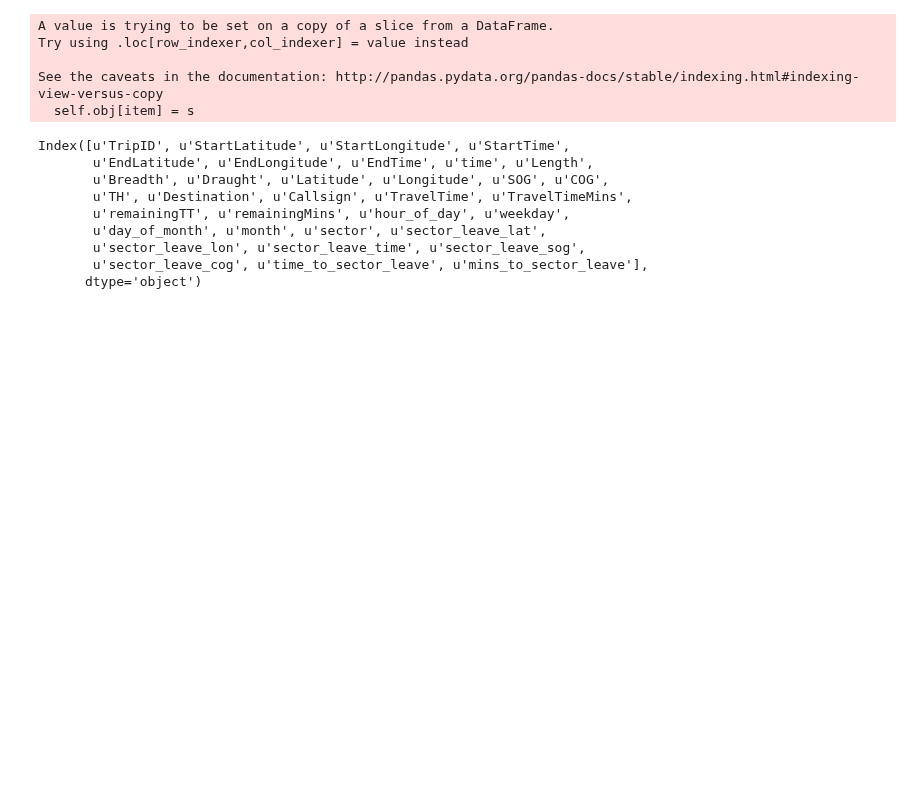
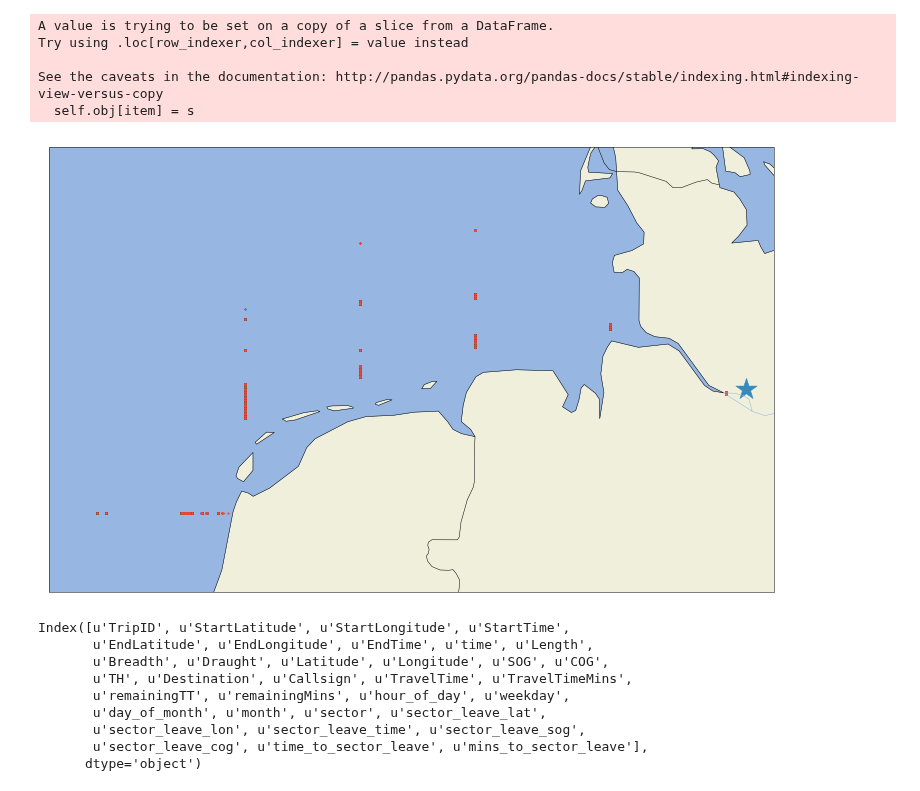
Before and after one commit to jank324/ais-predictor, a Jupyter notebook: data/filter ROT-HAM data.ipynb, the cells around one changed output. Drawn from its saved outputs; the diff is of its cells as text; code cells hidden in the pictures; blank space fills up the shorter version.

```diff
--- a/data/filter ROT-HAM data.ipynb
+++ b/data/filter ROT-HAM data.ipynb
@@ -237,6 +237,10 @@ ais_secleav['sector_leave_sog'] = ais_secleav.groupby(['TripID', 'sector'])['sec
 ais_secleav['sector_leave_cog'] = ais_secleav.groupby(['TripID', 'sector'])['sector_leave_cog'].transform('last')
 
 ais_secleav = ais_secleav.drop(['next_lat', 'next_lon', 'next_time', 'next_sog', 'next_cog', 'next_sector_id', 'next_trip_id'], axis = 1)
+# %%
+aismap.plot_to_map(size = (13, 13), longitude = ais_secleav['sector_leave_lon'], latitude = ais_secleav['sector_leave_lat'])
+# %% [output]
+[figure, added]
 # %%
 ais_secleav_ts = ais_secleav.copy()
 ais_secleav_ts['time_to_sector_leave'] = ais_secleav_ts['sector_leave_time'] - ais_secleav_ts['time']
```
Also changed, not shown: 1 other file.
